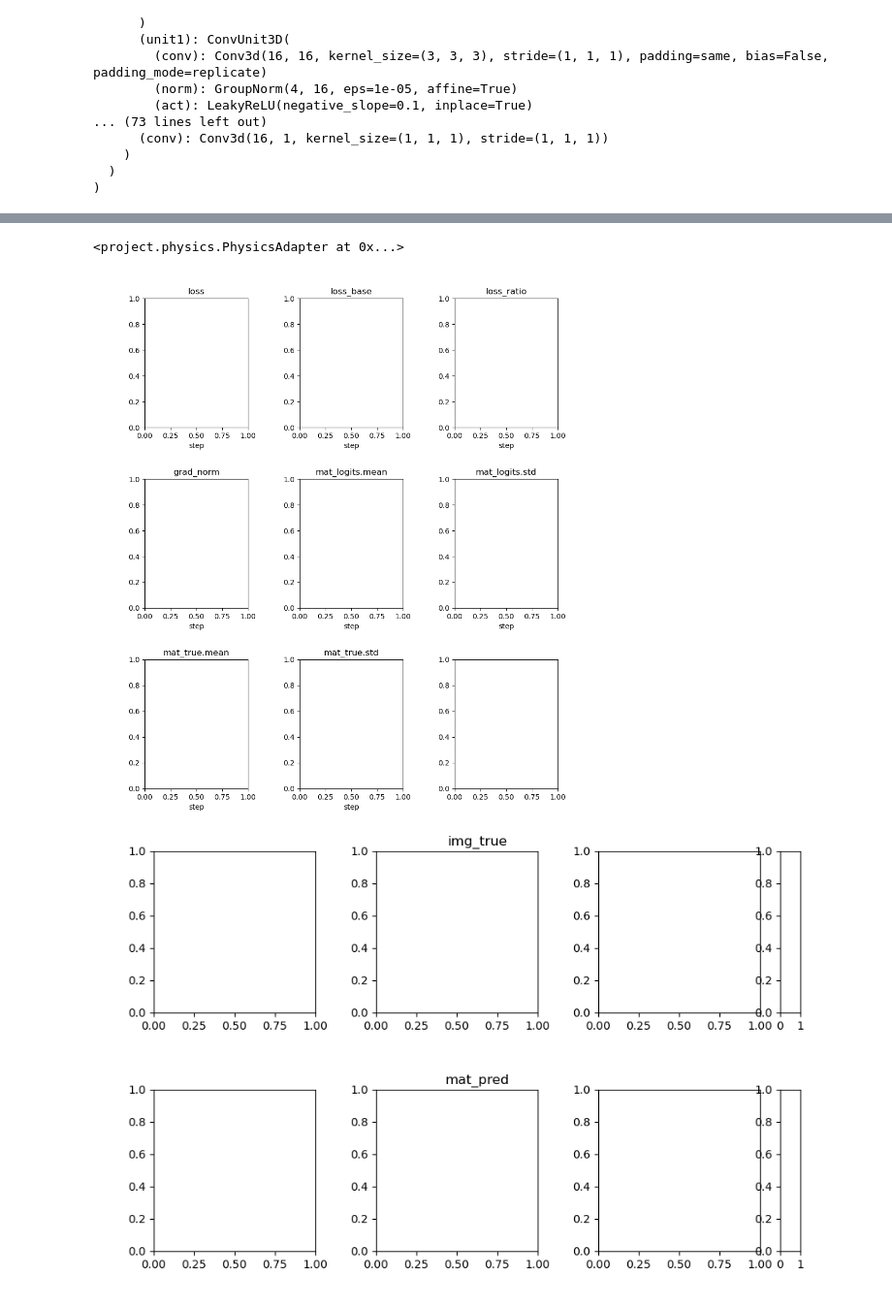
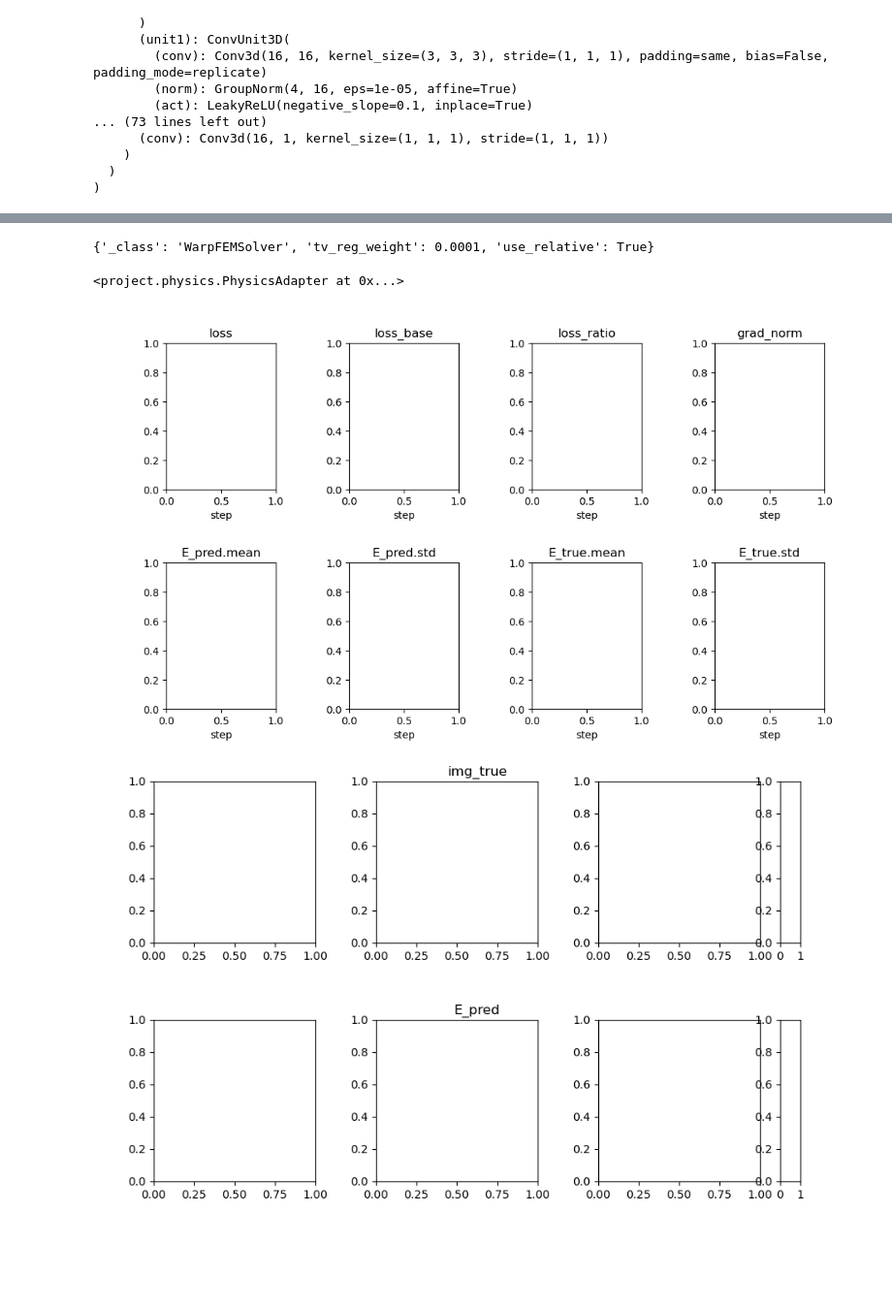
Before and after one commit to mattragoza/lung-project, a Jupyter notebook: notebooks/shapenet/30-training-interactive.ipynb, the cells around one changed output, grey strips where cells are left out. Shown at 97% size. Drawn from its saved outputs; the diff is of its cells as text; code cells hidden in the pictures; blank space fills up the shorter version.

```diff
--- a/notebooks/shapenet/30-training-interactive.ipynb
+++ b/notebooks/shapenet/30-training-interactive.ipynb
@@ -128,8 +150,16 @@ Val subjects:   {'wss.1fd3f0eb8e337ef7ac00fd1150223027', 'wss.221b8931a2e5d389a0
 # %%
 transform_kws = train_config['transform'].copy()
+
+transform_kws['normalize']  = True
 transform_kws['image_mean'] = 0.0
 transform_kws['image_std']  = 1.0
-transform_kws['do_augment'] = True
+transform_kws['apply_mask'] = True
+
+transform_kws['do_augment']   = True
+transform_kws['rand_rotate']  = True
+transform_kws['rand_reflect'] = True
+transform_kws['sigma_trans']  = 4.0
+
 transform_kws
 # %% [output]
 {'normalize': True,
@@ -170,18 +203,8 @@ import project.training
 task_kws = train_config['task'].copy()
 
 task_kws['inputs']  = ['image']
-#task_kws['inputs']  = ['material']
-#task_kws['inputs'] = ['mask']
-
-#task_kws['targets'] = ['material']
-#task_kws['losses']  = {'material': 'CE'}
-
-task_kws['targets'] = ['logE']
-task_kws['losses']  = {'logE': 'MSE'}
-
-#task_kws['targets'] = ['material', 'logE']
-#task_kws['losses']  = {'material': 'CE', 'logE': 'MSE'}
-#task_kws['weights'] = {'material': 1.0, 'logE': 1.0}
+task_kws['targets'] = ['E'] #, 'nu']
+task_kws['losses']  = {'E': 'MSE'}
 
 task = project.training.TaskSpec(rgb=rgb, **task_kws)
 # %% [output]
@@ -259,4 +280,10 @@ heads.elasticity.conv.bias                         1    (1,)
 472129
+# %%
+pde_solver_kws = train_config['pde_solver'].copy()
+pde_solver_kws['use_relative'] = True
+pde_solver_kws
+# %% [output]
+{'_class': 'WarpFEMSolver', 'tv_reg_weight': 0.0001, 'use_relative': True}
 # %%
 import project.physics
 
@@ -280,32 +306,32 @@ optimizer = optimizer_cls(model.parameters(), **optimizer_kws)
 # %%
 %autoreload
 import project.training
 import project.evaluation
 
 trainer_kws = train_config['trainer'].copy()
 
 torch.backends.cudnn.benchmark = False
 torch.backends.cudnn.deterministic = True
 
 callbacks = [
     project.evaluation.LoggerCallback(task.metric_keys),
     project.evaluation.PlotterCallback(task.metric_keys),
-    project.evaluation.ViewerCallback(task.viewer_keys),
-    project.evaluation.EvaluatorCallback(n_labels=task.material_labels),
+    project.evaluation.ViewerCallback(task.viewer_keys, apply_mask=True),
+    project.evaluation.EvaluatorCallback(task),
     project.evaluation.TimerCallback(),
 ]
 
 trainer = project.training.Trainer(
     task=task,
     model=model,
     optimizer=optimizer,
     physics_adapter=physics_adapter,
     train_loader=train_loader,
     test_loader=test_loader,
     val_loader=val_loader,
     callbacks=callbacks
 )
 # %% [output]
-[figure, old version]
+[figure, new version]
 [figure]
-[figure, old version]
+[figure, new version]
```
Also changed, not shown: parts of 18 cells of this notebook, 6 other files.
